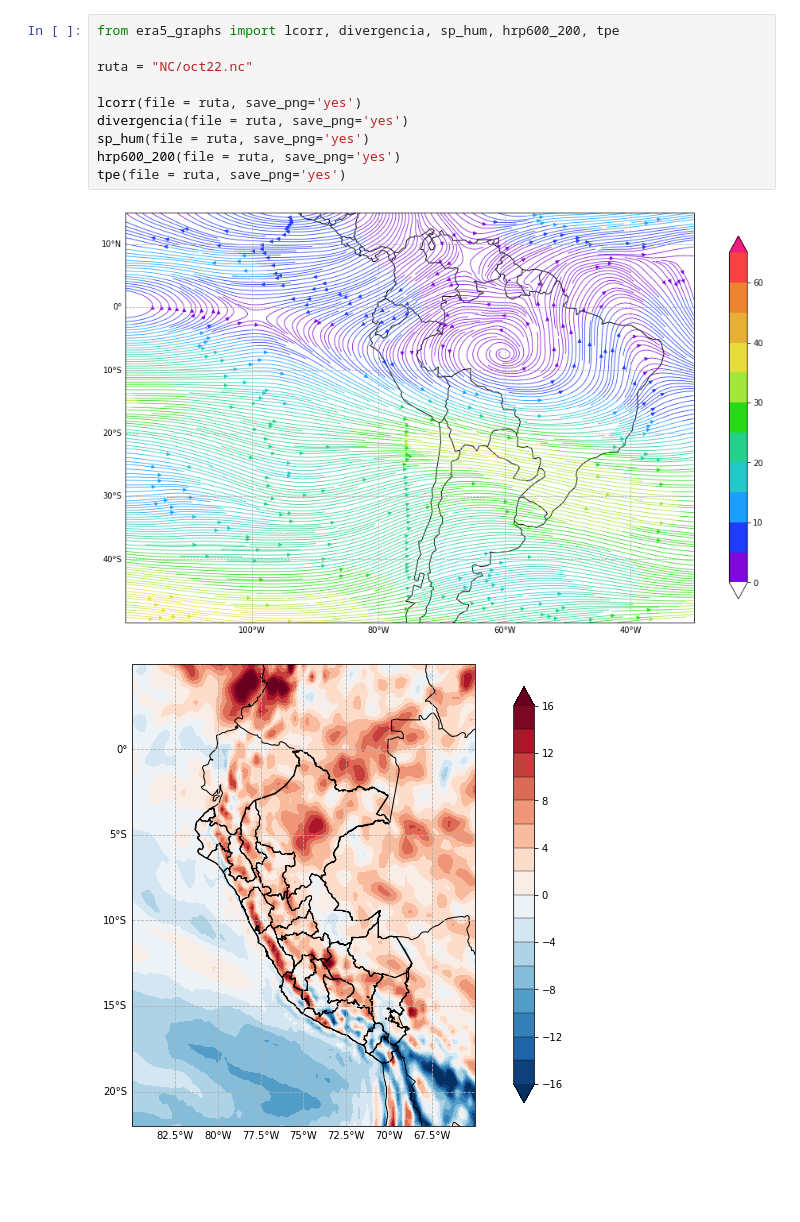
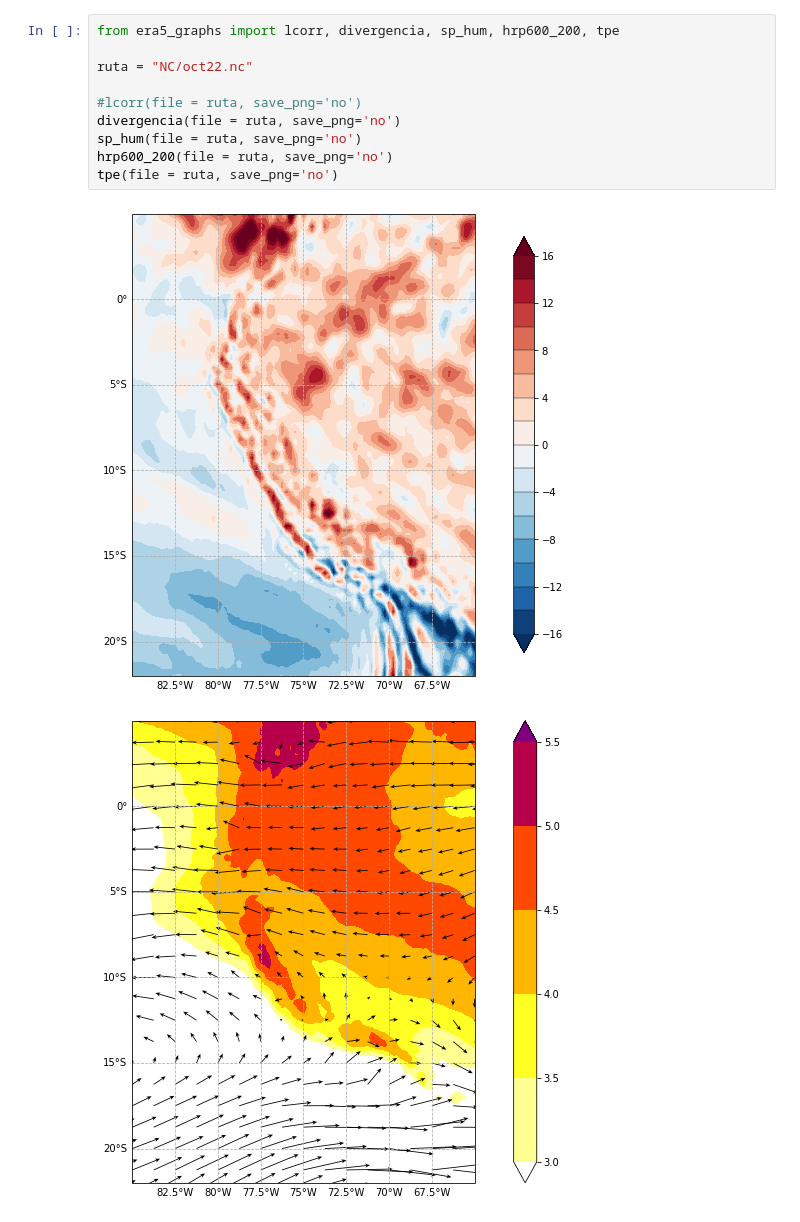
Before and after one commit to rosepb28/ERA5, a Jupyter notebook: prueba.ipynb, the cells around one changed output. Drawn from its saved outputs; the diff is of its cells as text; blank space fills up the shorter version.

```diff
--- a/prueba.ipynb
+++ b/prueba.ipynb
@@ -1,13 +1,13 @@
 # %%
 from era5_graphs import lcorr, divergencia, sp_hum, hrp600_200, tpe
 
 ruta = "NC/oct22.nc"
 
-lcorr(file = ruta, save_png='yes')
-divergencia(file = ruta, save_png='yes')
-sp_hum(file = ruta, save_png='yes')
-hrp600_200(file = ruta, save_png='yes')
-tpe(file = ruta, save_png='yes')
+#lcorr(file = ruta, save_png='no')
+divergencia(file = ruta, save_png='no')
+sp_hum(file = ruta, save_png='no')
+hrp600_200(file = ruta, save_png='no')
+tpe(file = ruta, save_png='no')
 # %% [output]
-[figure, old version]
+[figure, new version]
-[figure, old version]
+[figure, new version]
```
Also changed, not shown: parts of 1 cell of this notebook, 18 other files.
